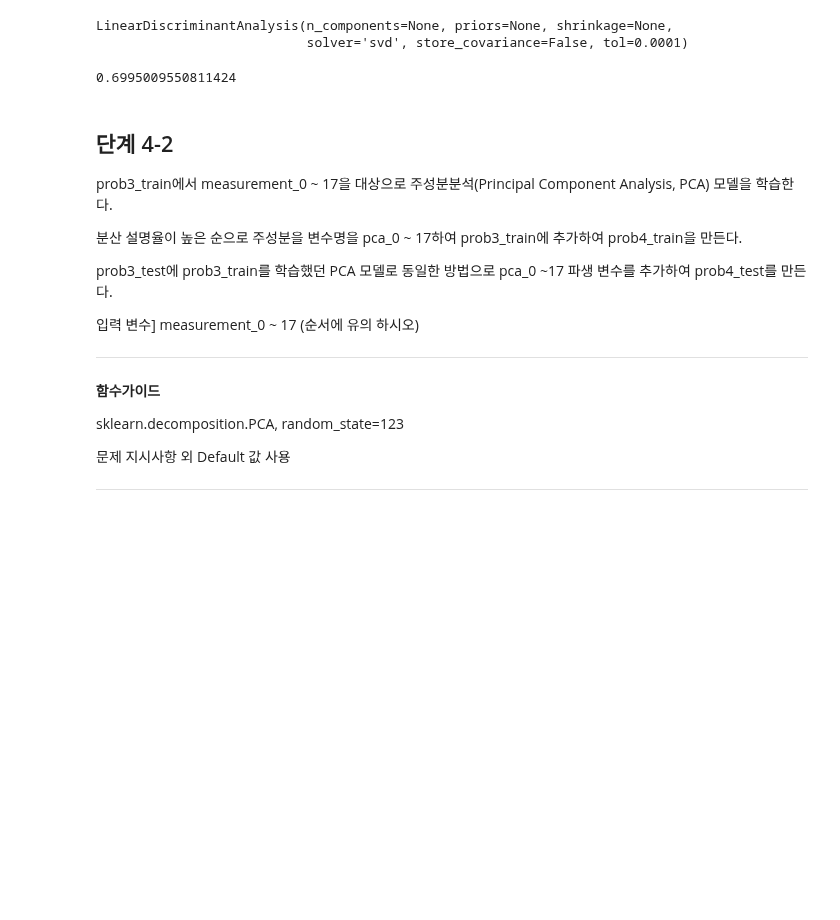
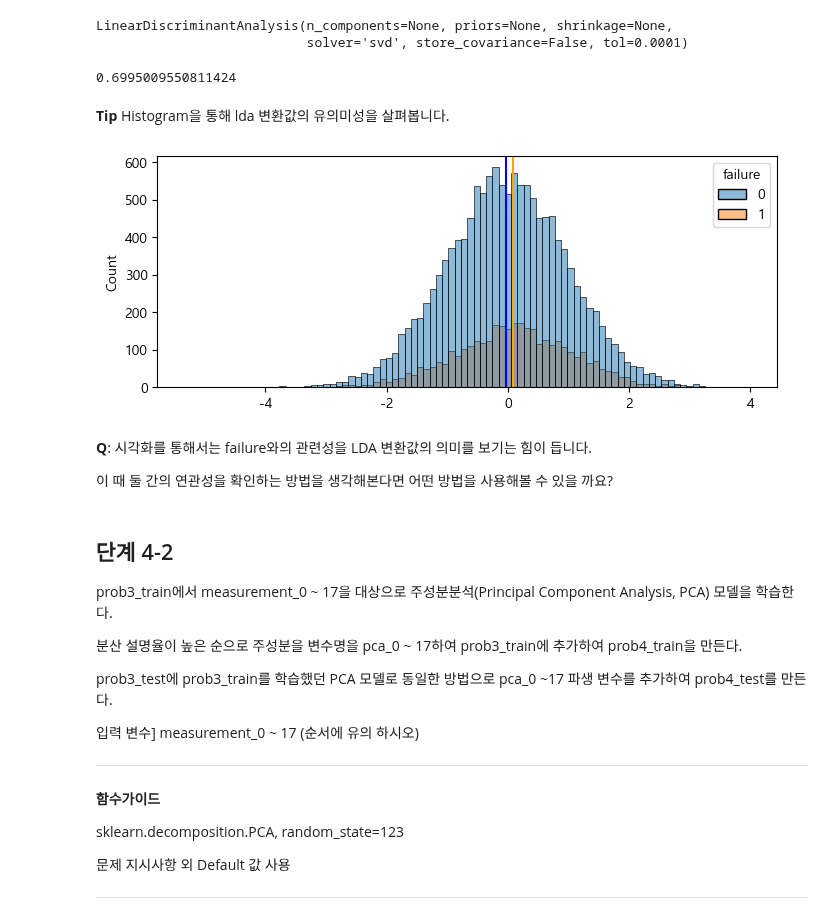
Before and after one commit to sunkusun9/DS_lv3_2502, a Jupyter notebook: sec_ds_lv3_prob1_prob.ipynb, the cells around one changed output. Saved outputs shown, nothing was run; the diff lists cells and outputs as text; code cells hidden in the pictures; blank space fills up the shorter version.

```diff
--- a/sec_ds_lv3_prob1_prob.ipynb
+++ b/sec_ds_lv3_prob1_prob.ipynb
@@ -485,9 +486,9 @@ for i in range(3, 17):
     Z = -abs(Z)
     ztest.append(
         pd.Series([Z, norm.cdf(Z) * 2], index = ['Z', 'pvalue'], name = v)
-    )
-df_ztest = pd.DataFrame(ztest)
-display(df_ztest.loc[df_ztest['pvalue'] < 0.05])
+    ) # 저장할 항목에 인덱스에 명칭을 붙여 Series로 저장합니다.
+df_ztest = pd.DataFrame(ztest) # list에 저장된 Series들로 DataFrame을 만들어 결과를 종합합니다.
+display(df_ztest.loc[df_ztest['pvalue'] < 0.05]) # 귀무가설이 기각되는 경우를 뽑아냅니다.
 A = df_ztest.loc[df_ztest['pvalue'] < 0.05, 'pvalue'].sum()
 A
 # %% [output]
@@ -1203,16 +1237,32 @@ lda.fit(
 # %% [output]
 LinearDiscriminantAnalysis(n_components=None, priors=None, shrinkage=None,
                            solver='svd', store_covariance=False, tol=0.0001)
-# %%
-from scipy.stats import spearmanr
-result_4_1 = spearmanr(
-    df_prob3_train['loading'],
-    lda.transform(df_prob3_train[X_lda])
-)
-A = result_4_1.pvalue
-A
-# %% [output]
-0.6995009550811424
+# %%
+from scipy.stats import spearmanr
+result_4_1 = spearmanr(
+    df_prob3_train['loading'],
+    lda.transform(df_prob3_train[X_lda])
+)
+A = result_4_1.pvalue
+A
+# %% [output]
+0.6995009550811424
+# %% [markdown]
+**Tip** Histogram을 통해 lda 변환값의 유의미성을 살펴봅니다.
+# %%
+# failure별 LDA의 히스토그램을 그려봅니다.
+plt.figure(figsize=(8, 3))
+l = lda.transform(df_prob3_train[X_lda])
+sns.histplot(x=l[:, 0], hue=df_prob3_train['failure'])
+plt.axvline(l[df_prob3_train['failure'] == 0].mean(), color='blue')
+plt.axvline(l[df_prob3_train['failure'] == 1].mean(), color='orange')
+plt.show()
+# %% [output]
+[figure, added]
+# %% [markdown]
+**Q**: 시각화를 통해서는 failure와의 관련성을 LDA 변환값의 의미를 보기는 힘이 듭니다.
+
+이 때 둘 간의 연관성을 확인하는 방법을 생각해본다면 어떤 방법을 사용해볼 수 있을 까요?
 # %% [markdown]
 ## 단계 4-2
 
```
Also changed, not shown: parts of 79 cells of this notebook.
